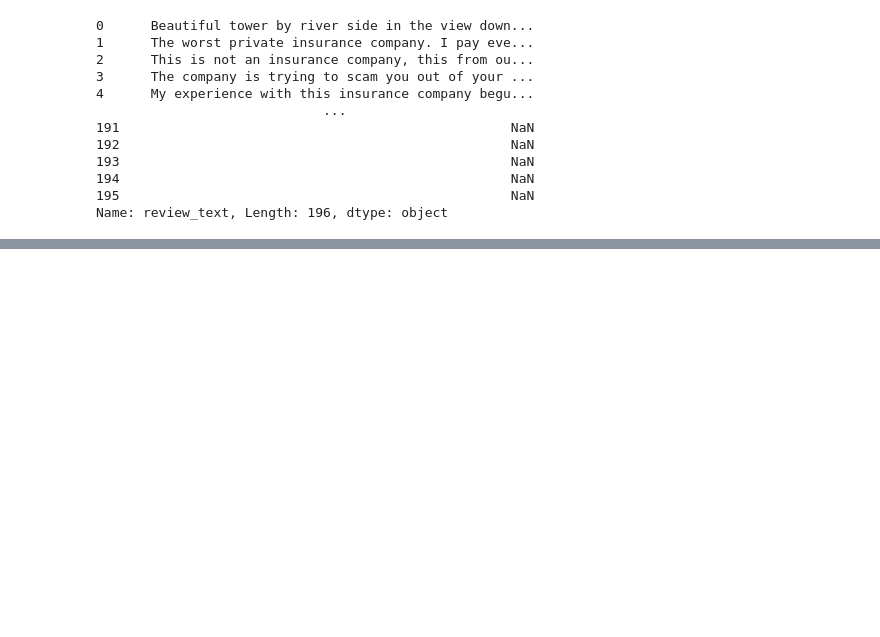
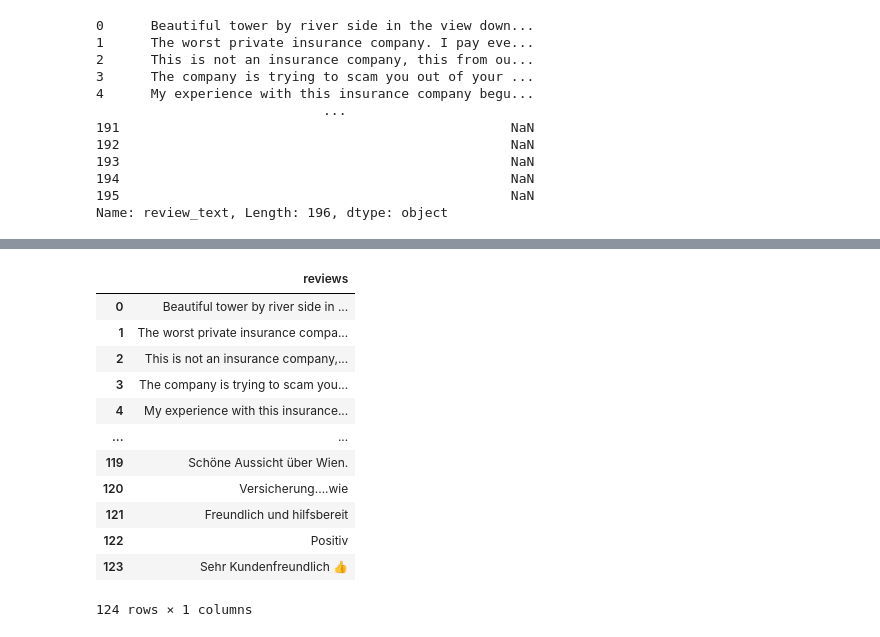
Before and after one commit to corinne167225/Capstone_UNIQA, a Jupyter notebook: UNIQA Google Reviews.ipynb, the cells around one changed output, grey strips where cells are left out. Cells and saved outputs as stored; diff of their text form; code cells hidden in the pictures; blank space fills up the shorter version.

Commit message:
setting up reviews for sentiment analysis in ChatGPT

```diff
--- a/UNIQA Google Reviews.ipynb
+++ b/UNIQA Google Reviews.ipynb
@@ -71,0 +52,3 @@ Name: review_rating, Length: 196, dtype: int64
+# %%
+filtered_reviews = [review for review in google.review_text if not isinstance(review, float)]
+filtered_reviews
@@ -71,0 +99,17 @@ Name: review_rating, Length: 196, dtype: int64
+# %%
+new_df = pd.DataFrame({'reviews': filtered_reviews})
+new_df
+# %% [output]
+|  | reviews |
+| 0 | Beautiful tower by river side in ... |
+| 1 | The worst private insurance compa... |
+| 2 | This is not an insurance company,... |
+| 3 | The company is trying to scam you... |
+| 4 | My experience with this insurance... |
+| ... | ... |
+| 119 | Schöne Aussicht über Wien. |
+| 120 | Versicherung....wie |
+| 121 | Freundlich und hilfsbereit |
+| 122 | Positiv |
+| 123 | Sehr Kundenfreundlich 👍 |
+124 rows × 1 columns
```
Also changed, not shown: parts of 10 cells of this notebook.
